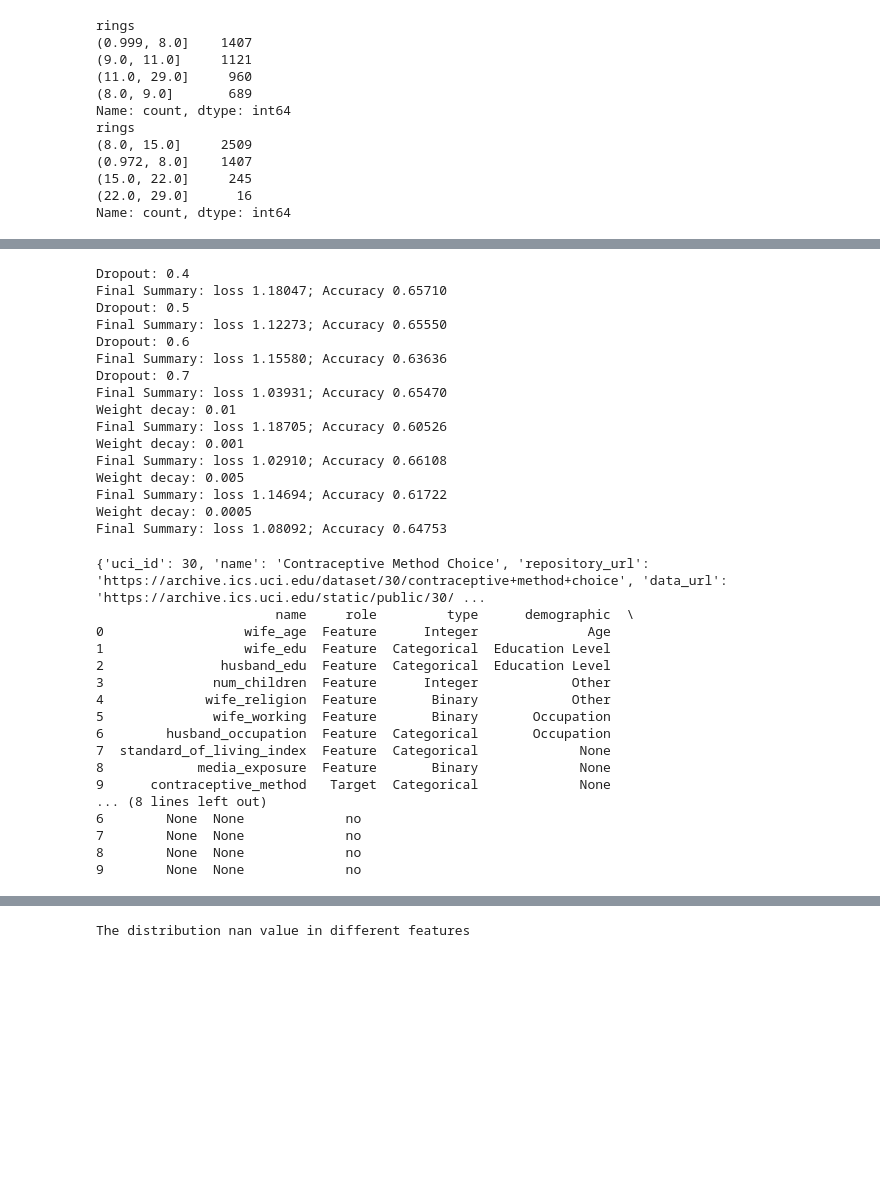
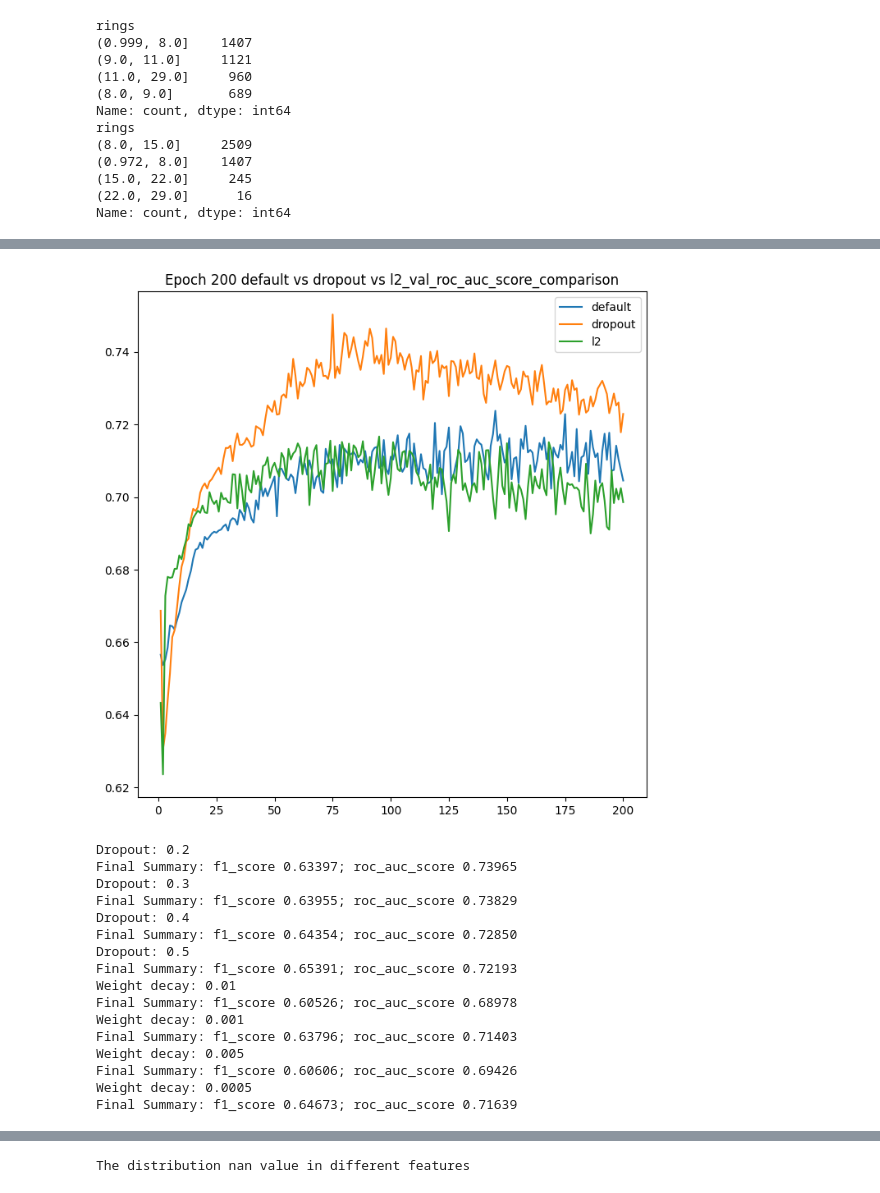
Before and after one commit to 9963KK/MATH5836, a Jupyter notebook: ass2/ass2.ipynb, the cells around one changed output, grey strips where cells are left out. Cells and saved outputs as stored; diff of their text form; code cells hidden in the pictures; blank space fills up the shorter version.

```diff
--- a/ass2/ass2.ipynb
+++ b/ass2/ass2.ipynb
@@ -348,2 +399,6 @@ Final Summary: f1_score 0.61085; roc_auc_score 0.66935
+# %%
+epoch_plot([default_val[1], dropout_val[1], l2_val[1]], epoches, 'val_roc_auc_score', ['default', 'dropout', 'l2'])
+# %% [output]
+[figure, added]
 # %%
 # 尝试不同的combination来测试
@@ -352,58 +407,24 @@ weight_decays = [1e-2, 1e-3, 5e-3, 5e-4]
 # %%
 for d_rate in dropouts:
     print(f'Dropout: {d_rate}')
-    train_eval(SGDDropout(d_rate), device, train_loader, val_loader=val_loader, epoches=epoches, verbose=False)
+    train_eval(SNNDropout(d_rate), device, train_loader, val_loader=val_loader, epoches=epoches, verbose=False)
 for w_decay in weight_decays:
     print(f'Weight decay: {w_decay}')
-    train_eval(SGD(), device, train_loader, val_loader=val_loader, epoches=epoches, weight_decay=w_decay, verbose=False)
+    train_eval(SNN(), device, train_loader, val_loader=val_loader, epoches=epoches, weight_decay=w_decay, verbose=False)
 # %% [output]
+Dropout: 0.2
+Final Summary: f1_score 0.63397; roc_auc_score 0.73965
+Dropout: 0.3
+Final Summary: f1_score 0.63955; roc_auc_score 0.73829
 Dropout: 0.4
-Final Summary: loss 1.18047; Accuracy 0.65710
+Final Summary: f1_score 0.64354; roc_auc_score 0.72850
 Dropout: 0.5
-Final Summary: loss 1.12273; Accuracy 0.65550
-Dropout: 0.6
-Final Summary: loss 1.15580; Accuracy 0.63636
-Dropout: 0.7
-Final Summary: loss 1.03931; Accuracy 0.65470
+Final Summary: f1_score 0.65391; roc_auc_score 0.72193
 Weight decay: 0.01
-Final Summary: loss 1.18705; Accuracy 0.60526
+Final Summary: f1_score 0.60526; roc_auc_score 0.68978
 Weight decay: 0.001
-Final Summary: loss 1.02910; Accuracy 0.66108
+Final Summary: f1_score 0.63796; roc_auc_score 0.71403
 Weight decay: 0.005
-Final Summary: loss 1.14694; Accuracy 0.61722
+Final Summary: f1_score 0.60606; roc_auc_score 0.69426
 Weight decay: 0.0005
-Final Summary: loss 1.08092; Accuracy 0.64753
+Final Summary: f1_score 0.64673; roc_auc_score 0.71639
-# %%
-# 引入新数据
-from ucimlrepo import fetch_ucirepo
-
-# fetch dataset
-contraceptive_method_choice = fetch_ucirepo(id=30)
-
-# data (as pandas dataframes)
-X_B = contraceptive_method_choice.data.features
-y_B = contraceptive_method_choice.data.targets
-
-# metadata
-print(contraceptive_method_choice.metadata)
-
-# variable information
-print(contraceptive_method_choice.variables)
-# %% [output]
-{'uci_id': 30, 'name': 'Contraceptive Method Choice', 'repository_url': 'https://archive.ics.uci.edu/dataset/30/contraceptive+method+choice', 'data_url': 'https://archive.ics.uci.edu/static/public/30/ ...
-                       name     role         type      demographic  \
-0                  wife_age  Feature      Integer              Age
-1                  wife_edu  Feature  Categorical  Education Level
-2               husband_edu  Feature  Categorical  Education Level
-3              num_children  Feature      Integer            Other
-4             wife_religion  Feature       Binary            Other
-5              wife_working  Feature       Binary       Occupation
-6        husband_occupation  Feature  Categorical       Occupation
-7  standard_of_living_index  Feature  Categorical             None
-8            media_exposure  Feature       Binary             None
-9      contraceptive_method   Target  Categorical             None
-... (8 lines left out)
-6        None  None             no
-7        None  None             no
-8        None  None             no
-9        None  None             no
```
Also changed, not shown: parts of 19 cells of this notebook, 31 other files.
